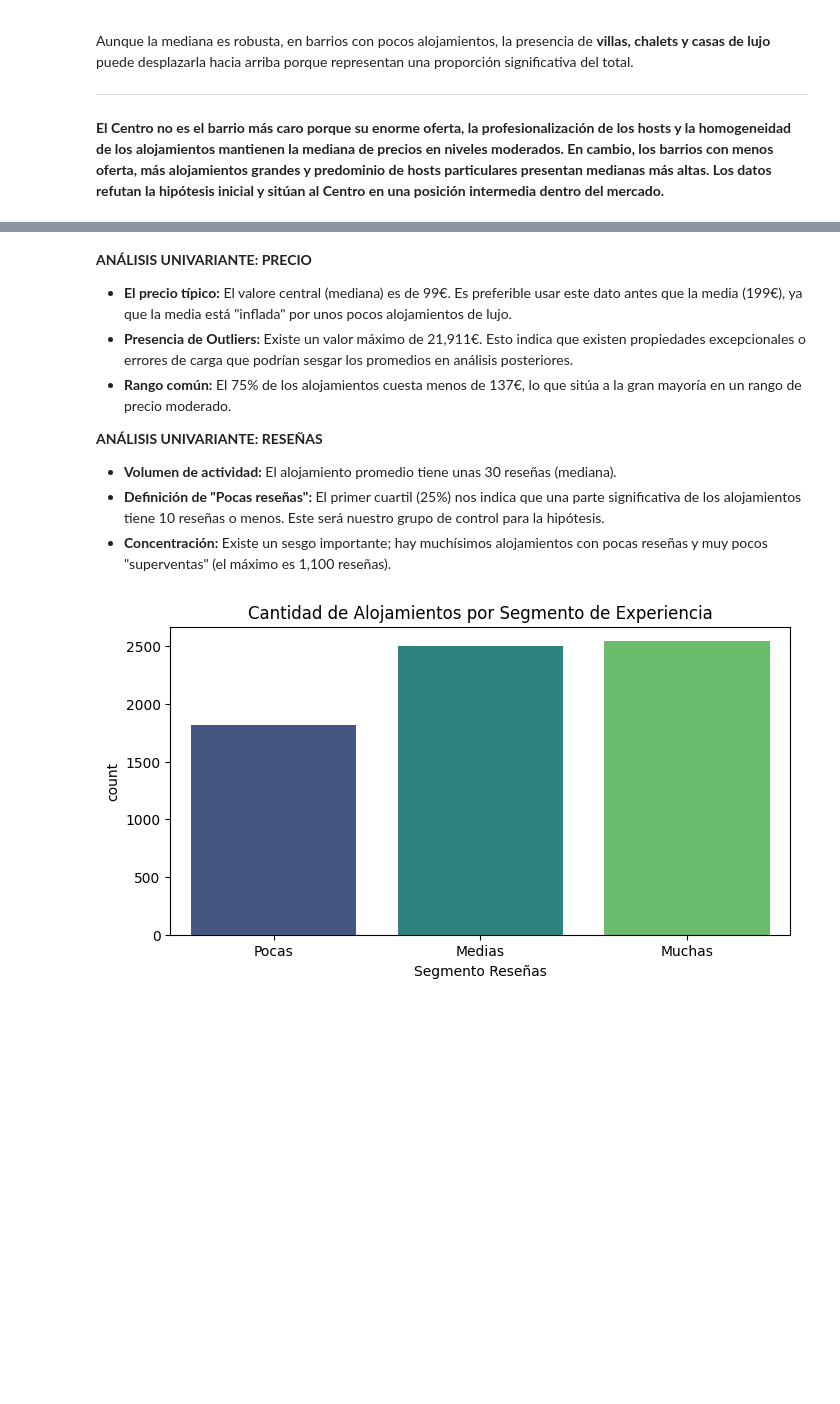
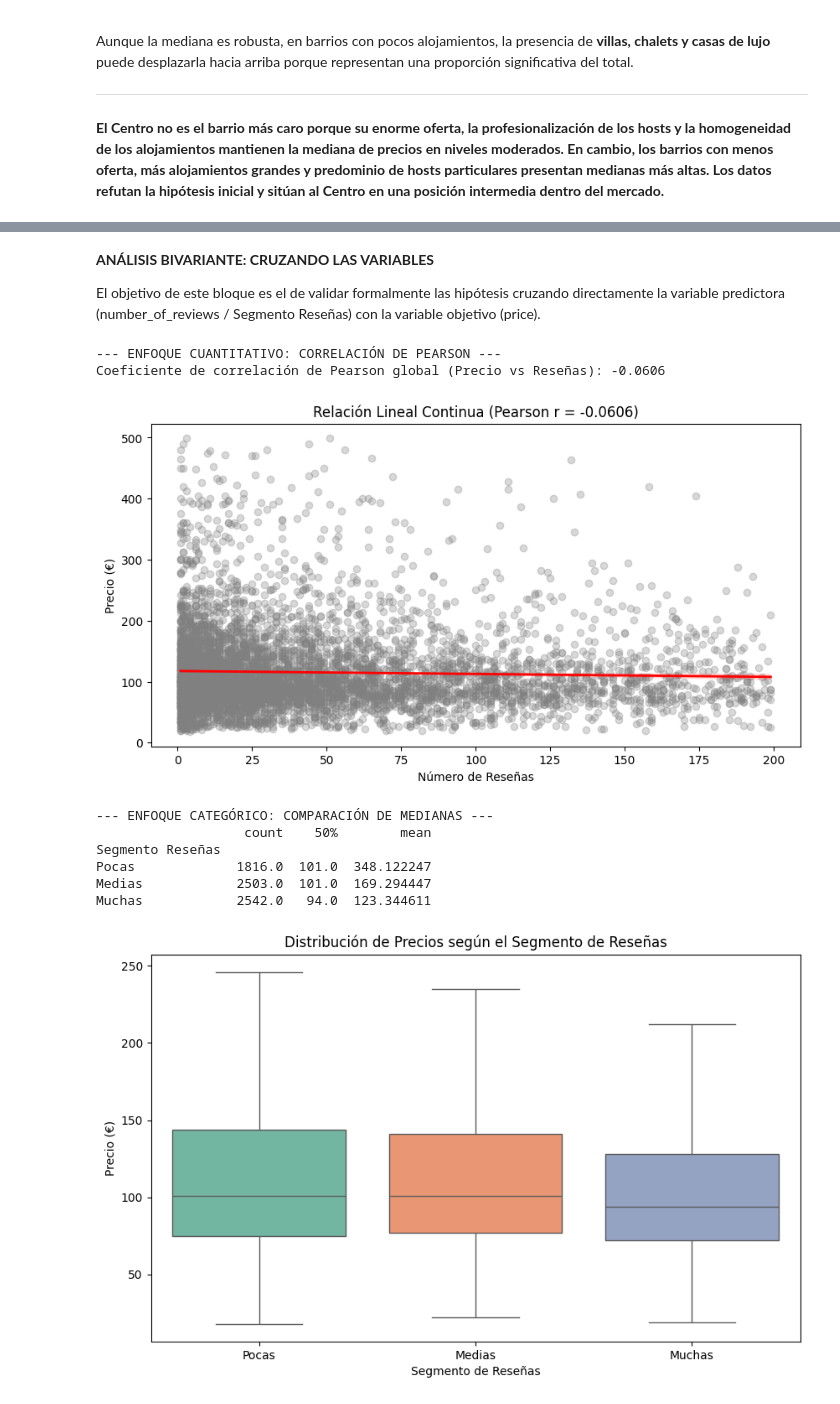
Before and after one commit to MHHsim/Proyect-Break-I, a Jupyter notebook: src/notebooks/Fase_04_Analysis.ipynb, the cells around one changed output, grey strips where cells are left out. Saved outputs shown, nothing was run; the diff lists cells and outputs as text; code cells hidden in the pictures; blank space fills up the shorter version.

```diff
--- a/src/notebooks/Fase_04_Analysis.ipynb
+++ b/src/notebooks/Fase_04_Analysis.ipynb
@@ -485 +485,4 @@ La lógica detrás de esto suele ser que los "anfitriones novatos" o con propied
+# %%
+# Variables creadas nuevas:
+df['price_per_accommodation'] = df['price'] / df['accommodates'] # Divide precio / capacidad para evitar analizar "casas grandes" como "caras" erróneamente.
 # %% [markdown]
@@ -516,25 +580,60 @@ max    21911.000000        1110.000000
 # %% [markdown]
-**ANÁLISIS UNIVARIANTE: PRECIO**
+**ANÁLISIS BIVARIANTE: CRUZANDO LAS VARIABLES**
 
-- **El precio típico:** El valore central (mediana) es de 99€. Es preferible usar este dato antes que la media (199€), ya que la media está "inflada" por unos pocos alojamientos de lujo.
-- **Presencia de Outliers:** Existe un valor máximo de 21,911€. Esto indica que existen propiedades excepcionales o errores de carga que podrían sesgar los promedios en análisis posteriores.
-- **Rango común:** El 75% de los alojamientos cuesta menos de 137€, lo que sitúa a la gran mayoría en un rango de precio moderado.
-
-**ANÁLISIS UNIVARIANTE: RESEÑAS**
-
-- **Volumen de actividad:** El alojamiento promedio tiene unas 30 reseñas (mediana).
-- **Definición de "Pocas reseñas":** El primer cuartil (25%) nos indica que una parte significativa de los alojamientos tiene 10 reseñas o menos. Este será nuestro grupo de control para la hipótesis.
-- **Concentración:** Existe un sesgo importante; hay muchísimos alojamientos con pocas reseñas y muy pocos "superventas" (el máximo es 1,100 reseñas).
+El objetivo de este bloque es el de validar formalmente las hipótesis cruzando directamente la variable predictora (number_of_reviews / Segmento Reseñas) con la variable objetivo (price).
 # %%
-# Voy a agrupar por número de reseñas en grupos para el análisis posterior(1)
-cortes = [0, 10, 50, df['number_of_reviews'].max()]
-etiquetas = ['Pocas', 'Medias', 'Muchas']
-df['Segmento Reseñas'] = pd.cut(df['number_of_reviews'], bins=cortes, labels=etiquetas, include_lowest=True)
+print("--- ENFOQUE CUANTITATIVO: CORRELACIÓN DE PEARSON ---")
 
-# Gráfico de barras para ver cuántos hay en cada grupo
-plt.figure(figsize=(8, 4))
-sns.countplot(x='Segmento Reseñas', data=df, palette='viridis')
-plt.title('Cantidad de Alojamientos por Segmento de Experiencia')
+# Calculamos el coeficiente de correlación de Pearson del conjunto
+correlacion_global = df['price'].corr(df['number_of_reviews'], method='pearson')
+print(f"Coeficiente de correlación de Pearson global (Precio vs Reseñas): {correlacion_global:.4f}")
+
+# Gráfico de dispersión con línea de tendencia para observar la relación continua
+plt.figure(figsize=(10, 5))
+
+# Limitamos visualmente para evitar que los outliers me 'deformen' el gráfico
+df_filtrado_grafico = df[(df['price'] < 500) & (df['number_of_reviews'] < 200)]
+
+sns.regplot(
+    data=df_filtrado_grafico,
+    x='number_of_reviews',
+    y='price',
+    scatter_kws={'alpha':0.3, 'color':'gray'},
+    line_kws={'color':'red', 'linewidth':2}
+)
+plt.title(f'Relación Lineal Continua (Pearson r = {correlacion_global:.4f})')
+plt.xlabel('Número de Reseñas')
+plt.ylabel('Precio (€)')
 plt.show()
+
+
+print("\n--- ENFOQUE CATEGÓRICO: COMPARACIÓN DE MEDIANAS ---")
+
+# Resumen estadístico agrupando por los segmentos definidos en el a. univariante
+tabla_bivariante = df.groupby('Segmento Reseñas', observed=False)['price'].describe()
+print(tabla_bivariante[['count', '50%', 'mean']])
+
+# Gráfico de cajas (Boxplot) para comparar las distribuciones de precio por segmento
+plt.figure(figsize=(10, 6))
+sns.boxplot(
+    data=df,
+    x='Segmento Reseñas',
+    y='price',
+    showfliers=False, # Oculto outliers extremos
+    palette='Set2'
+)
+plt.title('Distribución de Precios según el Segmento de Reseñas')
+plt.xlabel('Segmento de Reseñas')
+plt.ylabel('Precio (€)')
+plt.show()
 # %% [output]
+--- ENFOQUE CUANTITATIVO: CORRELACIÓN DE PEARSON ---
+Coeficiente de correlación de Pearson global (Precio vs Reseñas): -0.0606
-[figure, old version]
+[figure, new version]
+--- ENFOQUE CATEGÓRICO: COMPARACIÓN DE MEDIANAS ---
+                   count    50%        mean
+Segmento Reseñas
+Pocas             1816.0  101.0  348.122247
+Medias            2503.0  101.0  169.294447
+Muchas            2542.0   94.0  123.344611
+[figure, added]
```
Also changed, not shown: parts of 38 cells of this notebook, 6 other files.
